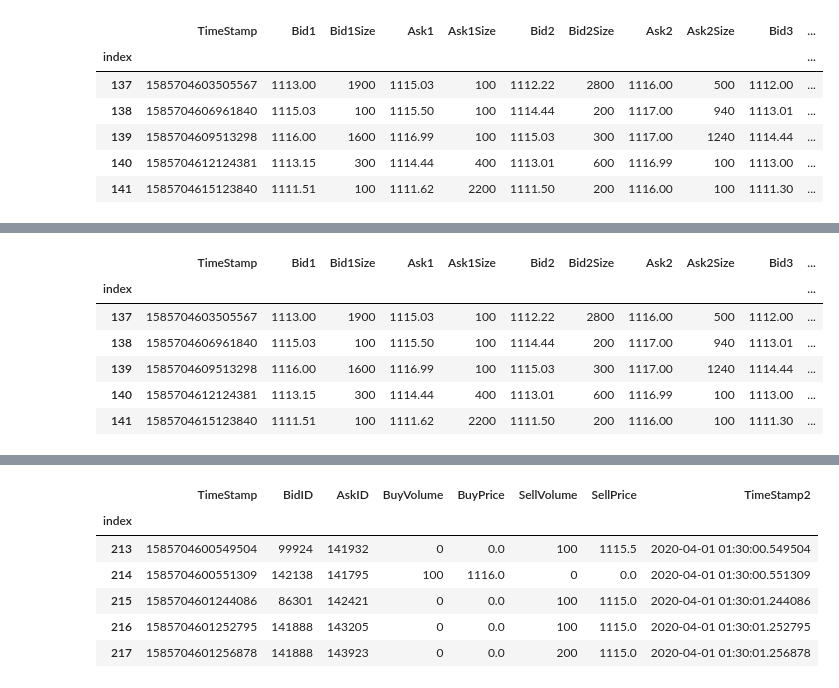
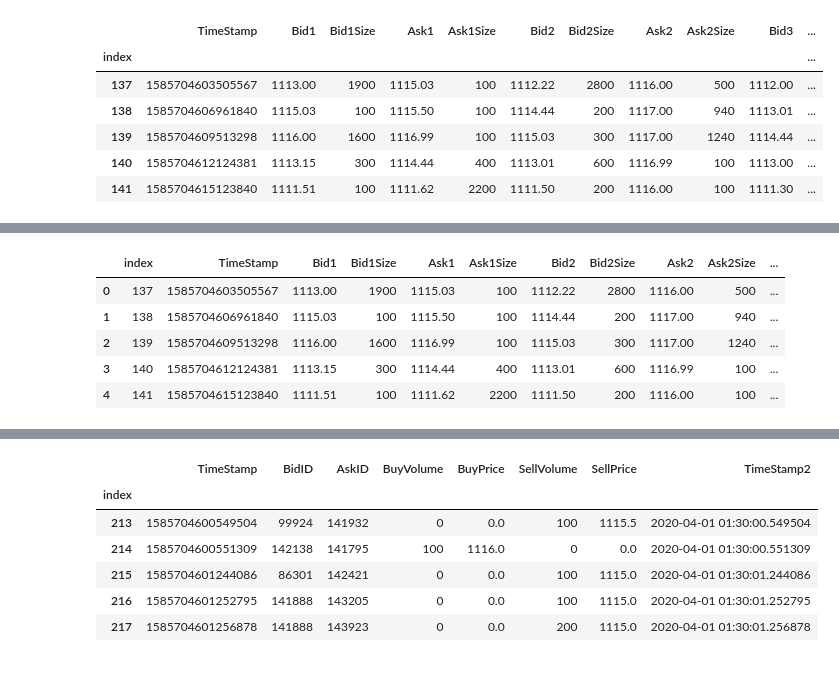
Before and after one commit to chun-code/stock_price, a Jupyter notebook: code.ipynb, the cells around one changed output, grey strips where cells are left out. Cells and saved outputs as stored; diff of their text form; code cells hidden in the pictures.

```diff
--- a/code.ipynb
+++ b/code.ipynb
@@ -16,6 +14,6 @@ hello github!
 # %%
-## 五檔報價 -----------------------------------------------------------------------------------------
-raw_book_train = pd.read_parquet('assignment_600519/book/600519/20200401.parquet.gzip')
+## 五檔報價(特徵) -----------------------------------------------------------------------------------------
+raw_book_train = pd.read_parquet('book/600519/20200401.parquet.gzip')
 book_train = raw_book_train.copy()
 # %%
 book_train['TimeStamp2'] = pd.to_datetime(book_train['TimeStamp'].values, unit='us')
@@ -43,3 +41,6 @@ book_train.head()
 | 139 | 1585704609513298 | 1116.00 | 1600 | 1116.99 | 100 | 1115.03 | 300 | 1117.00 | 1240 | 1114.44 | ... |
 | 140 | 1585704612124381 | 1113.15 | 300 | 1114.44 | 400 | 1113.01 | 600 | 1116.99 | 100 | 1113.00 | ... |
 | 141 | 1585704615123840 | 1111.51 | 100 | 1111.62 | 2200 | 1111.50 | 200 | 1116.00 | 100 | 1111.30 | ... |
+# %%
+book_train = book_train.reset_index()
+book_train.head()
@@ -46,17 +54,62 @@ book_train.head()
 # %%
+col_bid_size = ['Bid1Size','Bid2Size','Bid3Size','Bid4Size','Bid5Size'] #買
+col_ask_size = ['Ask1Size','Ask2Size','Ask3Size','Ask4Size','Ask5Size'] #賣
+
+col_bid = ['Bid1','Bid2','Bid3','Bid4','Bid5'] #買
+col_ask = ['Ask1','Ask2','Ask3','Ask4','Ask5'] #賣
+
+
 ## 動能(漲跌相對強度)
-col_bid = ['Bid1Size','Bid2Size','Bid3Size','Bid4Size','Bid5Size'] #買
-col_ask = ['Ask1Size','Ask2Size','Ask3Size','Ask4Size','Ask5Size'] #賣
+book_train['size_diff'] =  book_train[col_bid_size].sum(axis=1) - book_train[col_ask].sum(axis=1) #委買掛單總數-委賣掛單總數
+book_train['size_ratio'] =  book_train[col_bid_size].sum(axis=1) / book_train[col_ask].sum(axis=1) #委買掛單總數/委賣掛單總數
 
-book_train['size_diff'] =  book_train[col_bid].sum(axis=1) - book_train[col_ask].sum(axis=1) #委買掛單總數-委賣掛單總數
-book_train['size_ratio'] =  book_train[col_bid].sum(axis=1) / book_train[col_ask].sum(axis=1) #委買掛單總數/委賣掛單總數
+
+## 基本描述統計值(最大、最小、平均)_ask
+def get_avg1(row):
+    avg = (row['Ask1Size']*row['Ask1']+row['Ask2Size']*row['Ask2']+row['Ask3Size']*row['Ask3']+row['Ask4Size']*row['Ask4']+row['Ask5Size']*row['Ask5']) / (row['Ask1Size']+row['Ask2Size']+row['Ask3Size']+row['Ask4Size']+row['Ask5Size'])
+    return avg
+
+book_train['pre_ask_min'] = book_train.shift(1)[col_ask].min(axis=1)
+book_train['pre_ask_max'] = book_train.shift(1)[col_ask].max(axis=1)
+book_train['pre_ask_avg'] = book_train.shift(1).apply(lambda row: get_avg1(row), axis=1)
+
+## 基本描述統計值(眾數、四分位數)_ask
+def flatten_extend(matrix): #把巢狀lsit攤平
+    flat_list = []
+    for row in matrix:
+        flat_list.extend(row)
+    return flat_list
+
+pre_book_ask_mode = []
+pre_book_ask_q1 = []
+pre_book_ask_q2 = []
+pre_book_ask_q3 = []
+
+for i in range(1, len(book_train)):
+    term_data = []
+    term_data = map(lambda x,y: book_train.loc[i-1,x].repeat(int(book_train.loc[i-1,y])) ,col_ask ,col_ask_size )
+    term_data = list(term_data)
+    term_data = flatten_extend(term_data)
+    pre_book_ask_mode.append( mode(term_data) )
+    pre_book_ask_q1.append( np.quantile(term_data,0.25) )
+    pre_book_ask_q2.append( np.quantile(term_data,0.5) )
+    pre_book_ask_q3.append( np.quantile(term_data,0.75) )
+
+pre_book_ask_mode.insert( 0, pre_book_ask_mode[0] )
+pre_book_ask_q1.insert( 0, pre_book_ask_q1[0] )
+pre_book_ask_q2.insert( 0, pre_book_ask_q2[0] )
+pre_book_ask_q3.insert( 0, pre_book_ask_q3[0] )
+
+book_train['pre_book_ask_mode'] = pre_book_ask_mode
+book_train['pre_book_ask_q1'] = pre_book_ask_q1
+book_train['pre_book_ask_q2'] = pre_book_ask_q2
+book_train['pre_book_ask_q3'] = pre_book_ask_q3
 
 book_train.head()
 # %% [output]
-|  | TimeStamp | Bid1 | Bid1Size | Ask1 | Ask1Size | Bid2 | Bid2Size | Ask2 | Ask2Size | Bid3 | ... |
-| index |  |  |  |  |  |  |  |  |  |  | ... |
-| 137 | 1585704603505567 | 1113.00 | 1900 | 1115.03 | 100 | 1112.22 | 2800 | 1116.00 | 500 | 1112.00 | ... |
-| 138 | 1585704606961840 | 1115.03 | 100 | 1115.50 | 100 | 1114.44 | 200 | 1117.00 | 940 | 1113.01 | ... |
-| 139 | 1585704609513298 | 1116.00 | 1600 | 1116.99 | 100 | 1115.03 | 300 | 1117.00 | 1240 | 1114.44 | ... |
-| 140 | 1585704612124381 | 1113.15 | 300 | 1114.44 | 400 | 1113.01 | 600 | 1116.99 | 100 | 1113.00 | ... |
-| 141 | 1585704615123840 | 1111.51 | 100 | 1111.62 | 2200 | 1111.50 | 200 | 1116.00 | 100 | 1111.30 | ... |
+|  | index | TimeStamp | Bid1 | Bid1Size | Ask1 | Ask1Size | Bid2 | Bid2Size | Ask2 | Ask2Size | ... |
+| 0 | 137 | 1585704603505567 | 1113.00 | 1900 | 1115.03 | 100 | 1112.22 | 2800 | 1116.00 | 500 | ... |
+| 1 | 138 | 1585704606961840 | 1115.03 | 100 | 1115.50 | 100 | 1114.44 | 200 | 1117.00 | 940 | ... |
+| 2 | 139 | 1585704609513298 | 1116.00 | 1600 | 1116.99 | 100 | 1115.03 | 300 | 1117.00 | 1240 | ... |
+| 3 | 140 | 1585704612124381 | 1113.15 | 300 | 1114.44 | 400 | 1113.01 | 600 | 1116.99 | 100 | ... |
+| 4 | 141 | 1585704615123840 | 1111.51 | 100 | 1111.62 | 2200 | 1111.50 | 200 | 1116.00 | 100 | ... |
```
Also changed, not shown: parts of 6 cells of this notebook.
